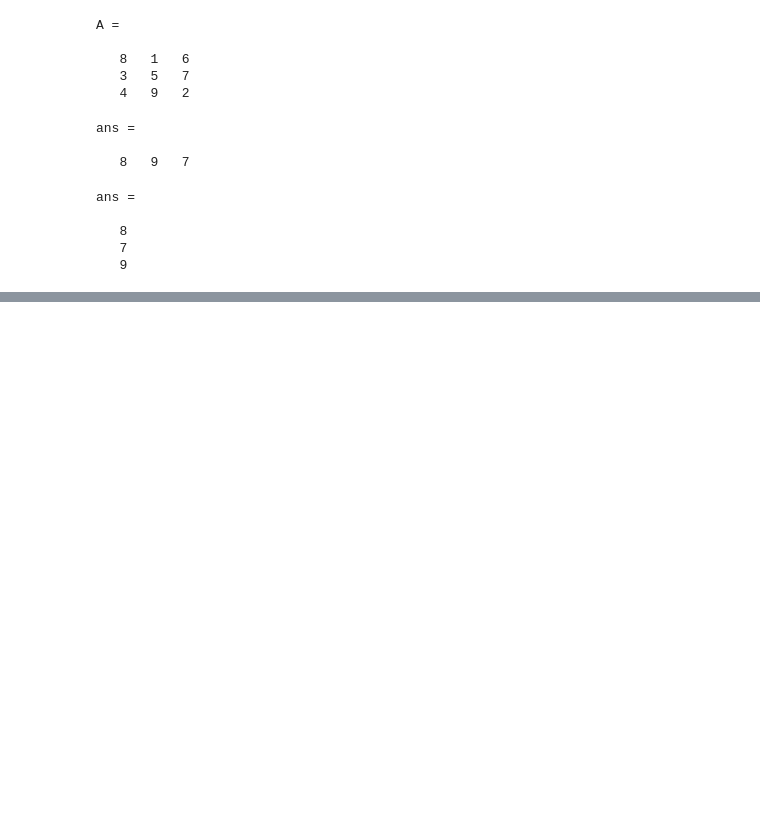
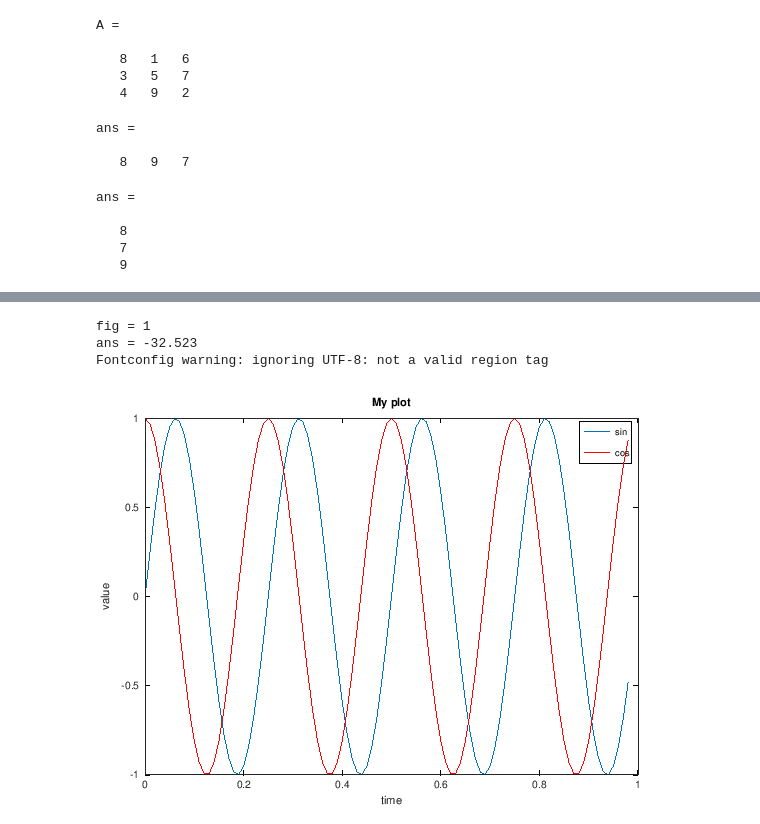
Before and after one commit to mxagar/machine_learning_coursera, a Jupyter notebook: 01_LinearRegression/01_1_Octave_Tutorial.ipynb, the cells around one changed output, grey strips where cells are left out. Cells and saved outputs as stored; diff of their text form; code cells hidden in the pictures; blank space fills up the shorter version.

```diff
--- a/01_LinearRegression/01_1_Octave_Tutorial.ipynb
+++ b/01_LinearRegression/01_1_Octave_Tutorial.ipynb
@@ -758,0 +869,22 @@ ans =
+# %%
+fig = figure()
+plot(t,y1)
+% keep plots on same figure
+hold on
+% line color
+plot(t,y2,'r')
+% labels
+xlabel('time')
+ylabel('value')
+legend('sin','cos')
+title('My plot')
+% save plot as PNG; see help plot for further formats
+% it takes some seconds
+print -dpng 'my_test_plot.png'
+% close figure if we are not plotting inline
+% close(fig)
+# %% [output]
+fig = 1
+ans = -32.523
+Fontconfig warning: ignoring UTF-8: not a valid region tag
+[figure, added]
```
Also changed, not shown: parts of 34 cells of this notebook.
